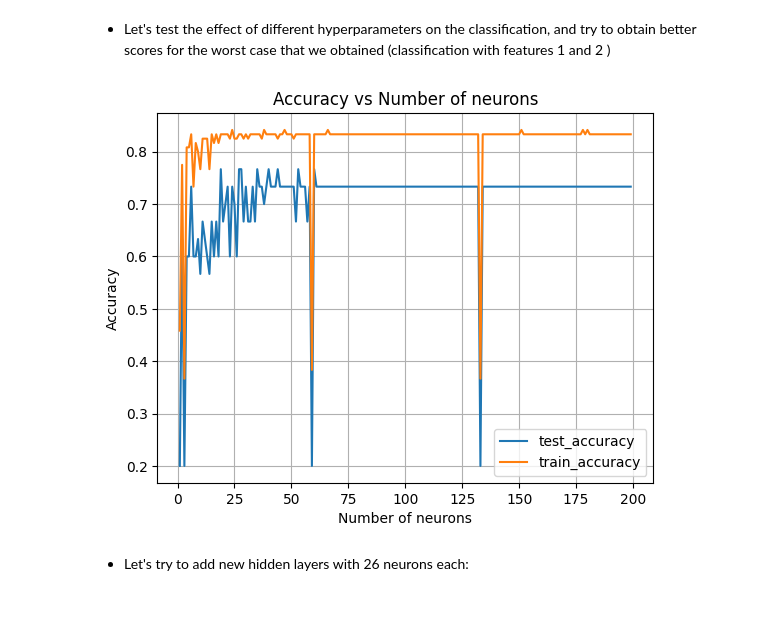
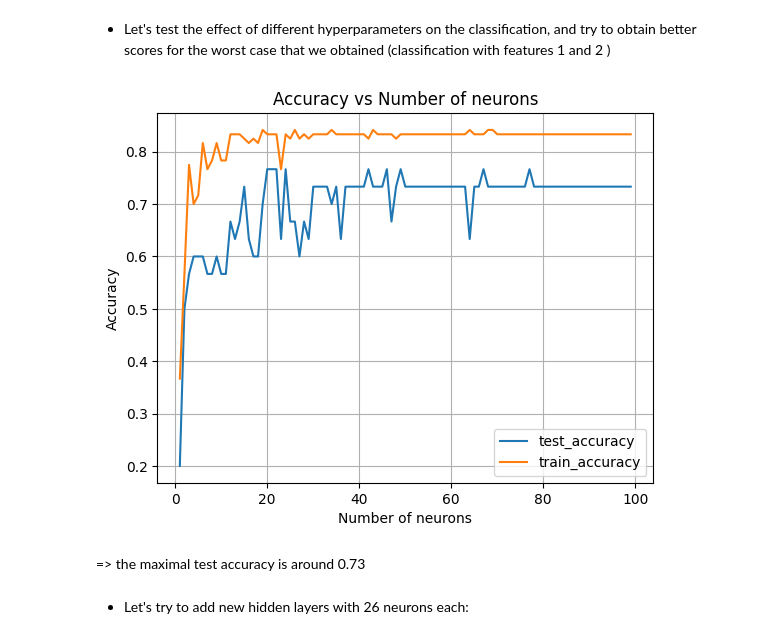
Before and after one commit to ONS-BOUSBIH/Intro_IA, a Jupyter notebook: presentation_MLP.ipynb, the cells around one changed output. Drawn from its saved outputs; the diff is of its cells as text; code cells hidden in the pictures; blank space fills up the shorter version.

```diff
--- a/presentation_MLP.ipynb
+++ b/presentation_MLP.ipynb
@@ -207,27 +207,29 @@ Il faut analyse ça plus tard!!!
 # %%
 #We change the number of neurons in the hidden layer and plot the accuracy of the classifier
 # default parameters: MLPClassifier(hidden_layer_sizes=(100,), activation='relu', *, solver='adam'
 #, alpha=0.0001, batch_size='auto', learning_rate='constant', learning_rate_init=0.001, power_t=0.5,
 #max_iter=200, shuffle=True, random_state=None, tol=0.0001, verbose=False, warm_start=False, momentum=0.9,
 #nesterovs_momentum=True, early_stopping=False, validation_fraction=0.1, beta_1=0.9, beta_2=0.999,
 #epsilon=1e-08, n_iter_no_change=10, max_fun=15000)
 test_accuracy=[]
 train_accuracy=[]
-for n in range(1,200):
+for n in range(1,100):
     classifier=MLPClassifier(hidden_layer_sizes=(n,),max_iter=4000)
     classifier.fit(x1_train,y1_train)
     test_accuracy.append(classifier.score(x1_test,y1_test))
     train_accuracy.append(classifier.score(x1_train,y1_train))
-plt.plot(range(1,200),test_accuracy,label='test_accuracy')
-plt.plot(range(1,200),train_accuracy,label='train_accuracy')
+plt.plot(range(1,100),test_accuracy,label='test_accuracy')
+plt.plot(range(1,100),train_accuracy,label='train_accuracy')
 plt.legend()
 plt.grid()
 plt.xlabel('Number of neurons')
 plt.ylabel('Accuracy')
 plt.title('Accuracy vs Number of neurons')
 plt.show()
 # %% [output]
-[figure, old version]
+[figure, new version]
+# %% [markdown]
+=> the maximal test accuracy is around 0.73
 # %% [markdown]
 - Let's try to add new hidden layers with 26 neurons each:
 # %%
```
Also changed, not shown: parts of 2 cells of this notebook.
